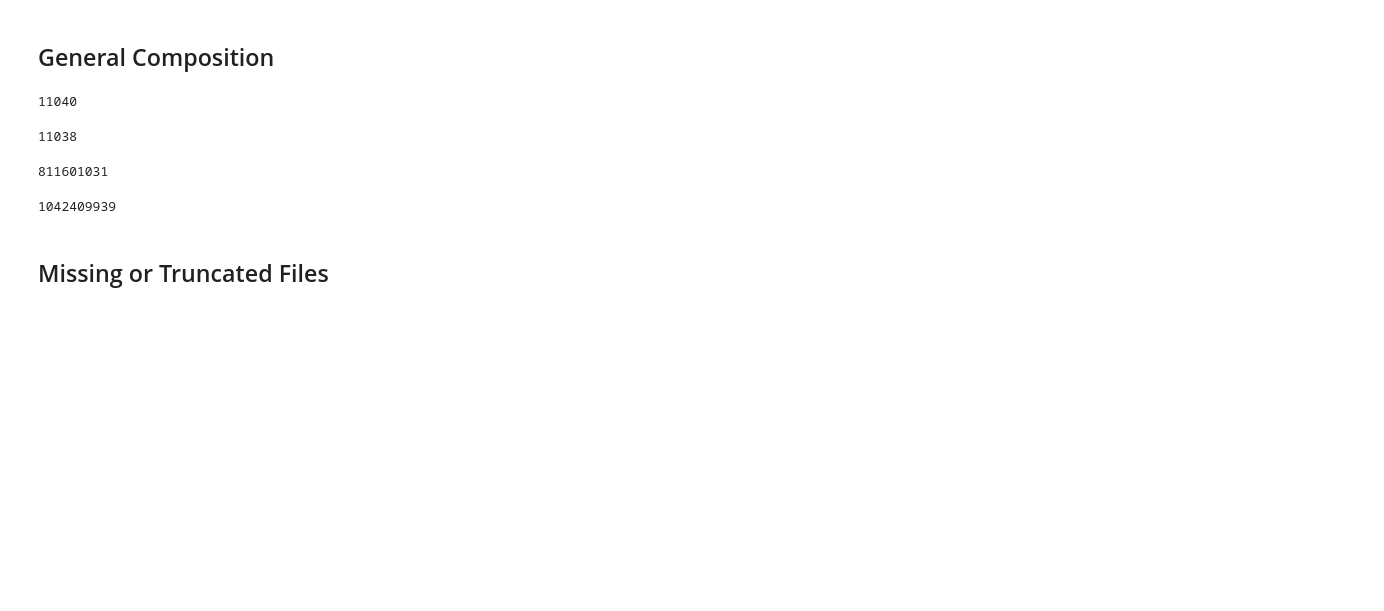
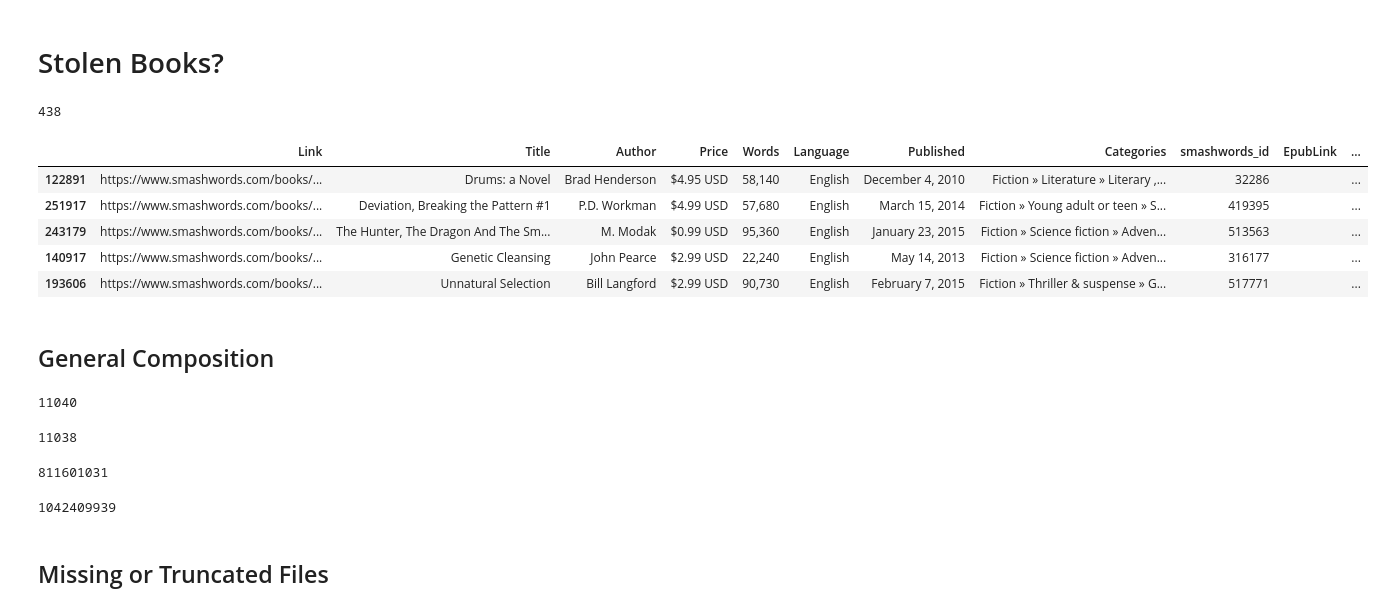
Before and after one commit to jackbandy/bookcorpus-datasheet, a Jupyter notebook: DataSheet.ipynb, the cells around one changed output. Saved outputs shown, nothing was run; the diff lists cells and outputs as text; code cells hidden in the pictures; blank space fills up the shorter version.

```diff
--- a/DataSheet.ipynb
+++ b/DataSheet.ipynb
@@ -22,3 +42,21 @@ sw_books.fillna(value='',inplace=True)
+# %% [markdown]
+# Stolen Books?
+# %%
+# How many books are in BookCorpus that now cost money?
+# (Lower bound since metadata is missing for lots of BookCorpus books)
+len(sw_books[(sw_books.in_bc_books==True)&(sw_books.Price.str.contains('USD'))&(sw_books.Price!='$0.00 USD')])
+# %% [output]
+438
+# %%
+# What are some books that are in BookCorpus that now cost money?
+sw_books[(sw_books.in_bc_books==True)&(sw_books.Price.str.contains('USD'))&(sw_books.Price!='$0.00 USD')].sample(5)
+# %% [output]
+|  | Link | Title | Author | Price | Words | Language | Published | Categories | smashwords_id | EpubLink | ... |
+| 122891 | https://www.smashwords.com/books/... | Drums: a Novel | Brad Henderson | $4.95 USD | 58,140 | English | December 4, 2010 | Fiction » Literature » Literary ,... | 32286 |  | ... |
+| 251917 | https://www.smashwords.com/books/... | Deviation, Breaking the Pattern #1 | P.D. Workman | $4.99 USD | 57,680 | English | March 15, 2014 | Fiction » Young adult or teen » S... | 419395 |  | ... |
+| 243179 | https://www.smashwords.com/books/... | The Hunter, The Dragon And The Sm... | M. Modak | $0.99 USD | 95,360 | English | January 23, 2015 | Fiction » Science fiction » Adven... | 513563 |  | ... |
+| 140917 | https://www.smashwords.com/books/... | Genetic Cleansing | John Pearce | $2.99 USD | 22,240 | English | May 14, 2013 | Fiction » Science fiction » Adven... | 316177 |  | ... |
+| 193606 | https://www.smashwords.com/books/... | Unnatural Selection | Bill Langford | $2.99 USD | 90,730 | English | February 7, 2015 | Fiction » Thriller & suspense » G... | 517771 |  | ... |
 # %% [markdown]
 ## General Composition
 # %%
```
Also changed, not shown: parts of 10 cells of this notebook.
